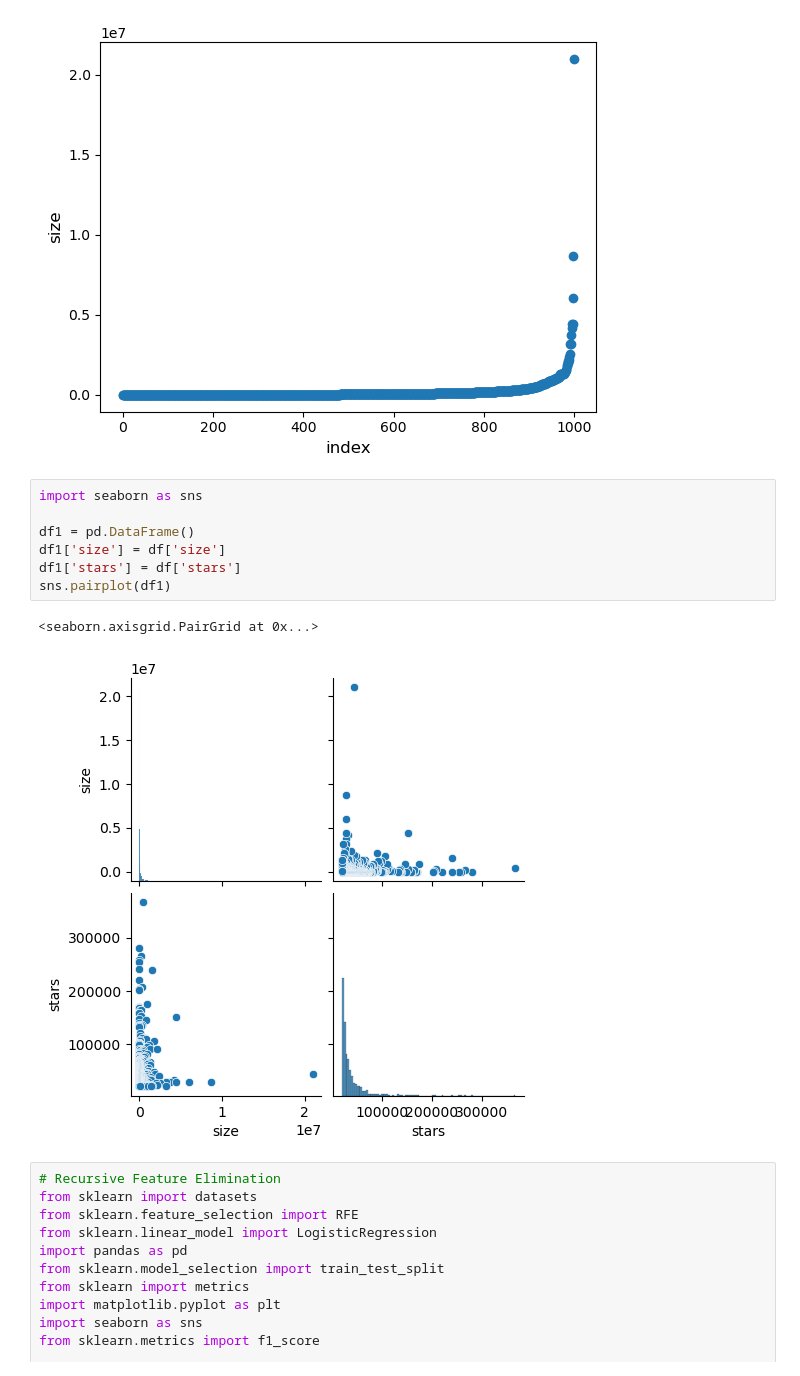
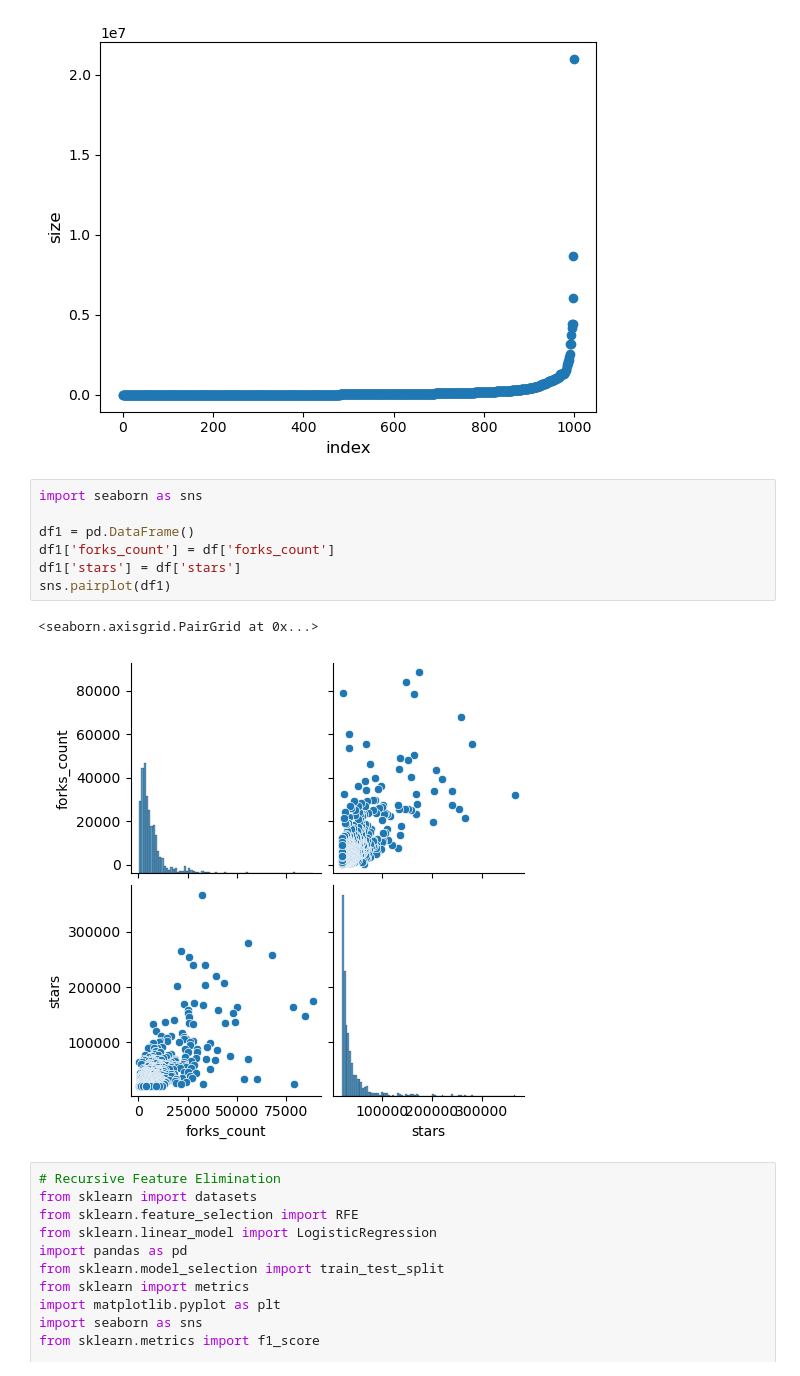
Before and after one commit to EmaDulj/Data-Engineering-II-Project, a Jupyter notebook: visualization.ipynb, the cells around one changed output. Saved outputs shown, nothing was run; the diff lists cells and outputs as text.

Commit message:
added some visualisation

```diff
--- a/visualization.ipynb
+++ b/visualization.ipynb
@@ -42,13 +45,13 @@ plot_feature(df, "size")
 # %%
 import seaborn as sns
 
 df1 = pd.DataFrame()
-df1['size'] = df['size']
+df1['forks_count'] = df['forks_count']
 df1['stars'] = df['stars']
 sns.pairplot(df1)
 # %% [output]
 <seaborn.axisgrid.PairGrid at 0x...>
-[figure, old version]
+[figure, new version]
 # %%
 # Recursive Feature Elimination
 from sklearn import datasets
```
Also changed, not shown: parts of 3 cells of this notebook, 6 other files.
